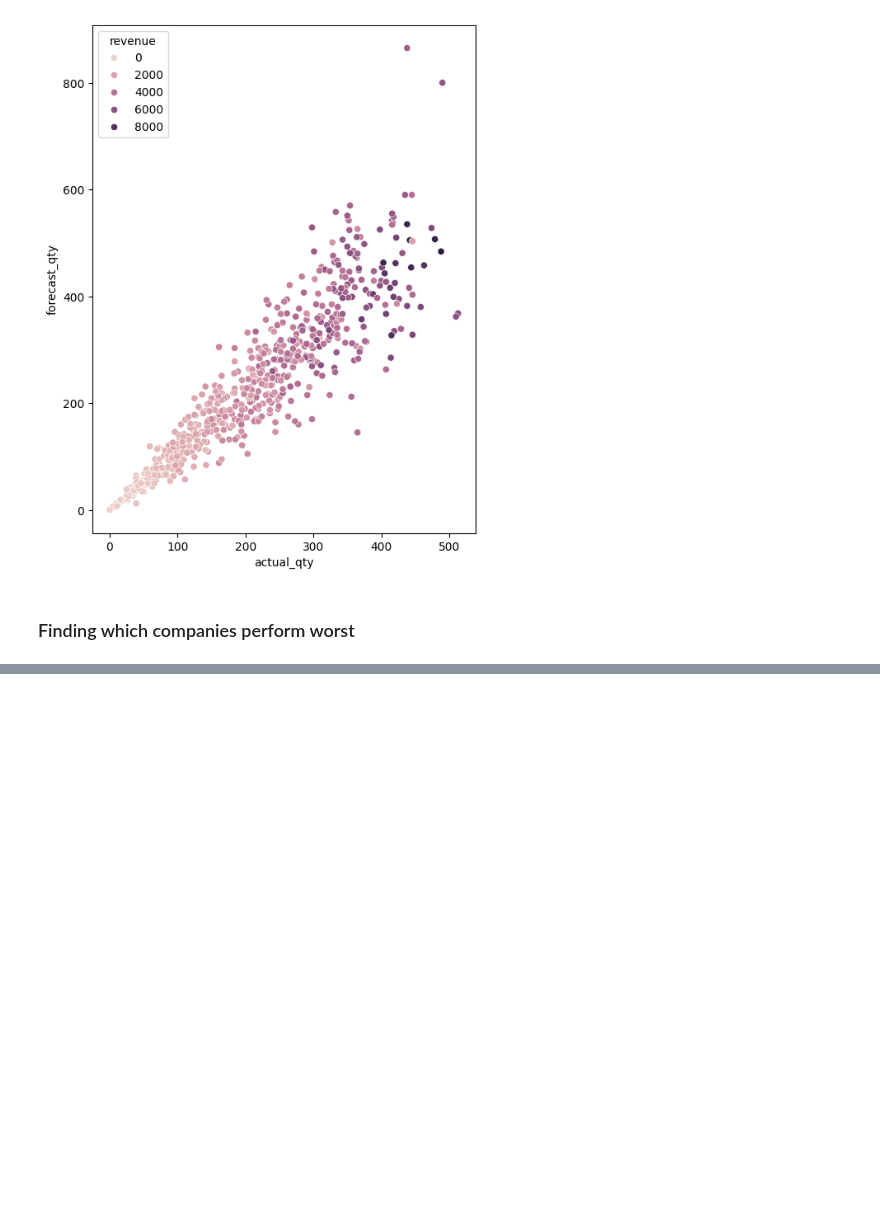
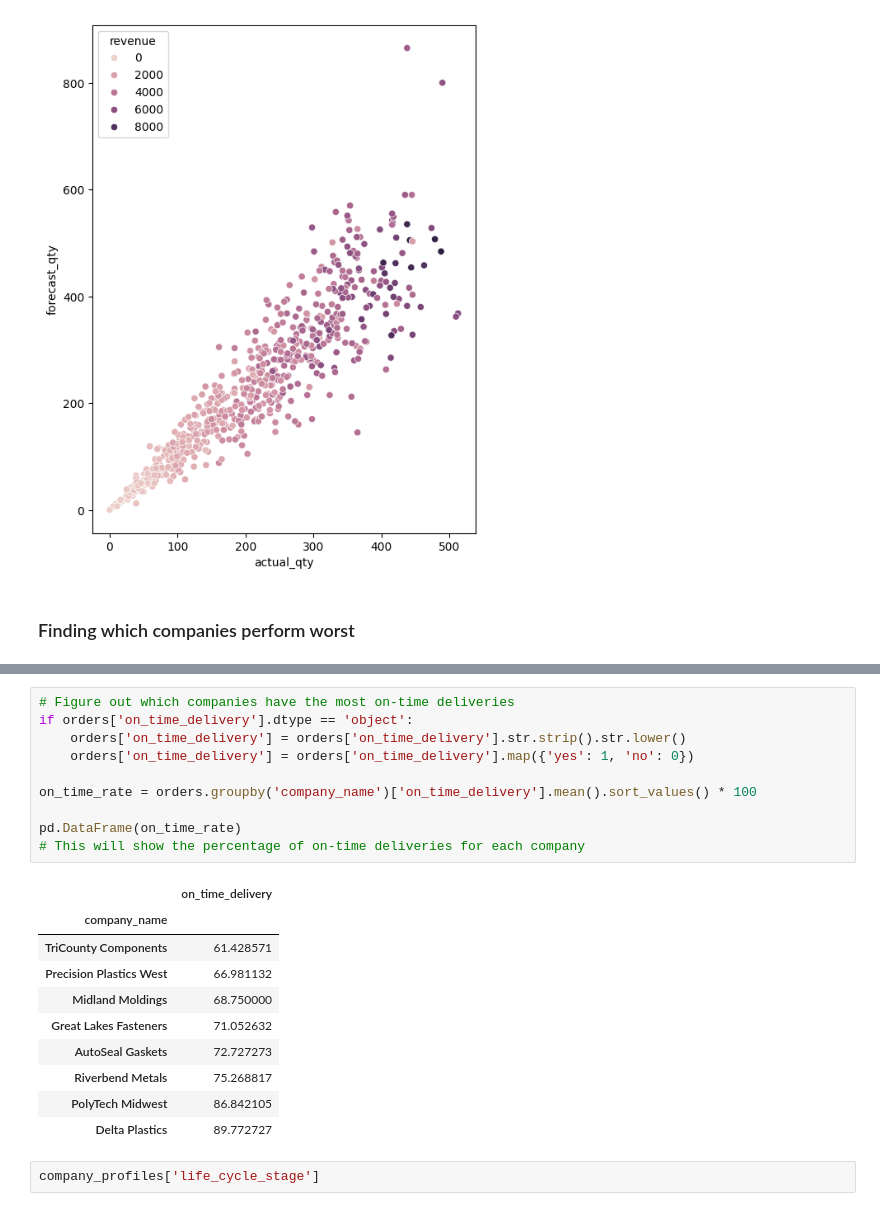
Before and after one commit to Burkey3072/MSUDatathon, a Jupyter notebook: forecast_model_limits_justin.ipynb, the cells around one changed output, grey strips where cells are left out. Drawn from its saved outputs; the diff is of its cells as text; blank space fills up the shorter version.

```diff
--- a/forecast_model_limits_justin.ipynb
+++ b/forecast_model_limits_justin.ipynb
@@ -94,0 +104,23 @@ Name: pct_error, dtype: float64
+# %%
+# Figure out which companies have the most on-time deliveries
+if orders['on_time_delivery'].dtype == 'object':
+    orders['on_time_delivery'] = orders['on_time_delivery'].str.strip().str.lower()
+    orders['on_time_delivery'] = orders['on_time_delivery'].map({'yes': 1, 'no': 0})
+
+on_time_rate = orders.groupby('company_name')['on_time_delivery'].mean().sort_values() * 100
+
+pd.DataFrame(on_time_rate)
+# This will show the percentage of on-time deliveries for each company
+# %% [output]
+|  | on_time_delivery |
+| company_name |  |
+| TriCounty Components | 61.428571 |
+| Precision Plastics West | 66.981132 |
+| Midland Moldings | 68.750000 |
+| Great Lakes Fasteners | 71.052632 |
+| AutoSeal Gaskets | 72.727273 |
+| Riverbend Metals | 75.268817 |
+| PolyTech Midwest | 86.842105 |
+| Delta Plastics | 89.772727 |
+# %%
+company_profiles['life_cycle_stage']
```
Also changed, not shown: parts of 7 cells of this notebook.
